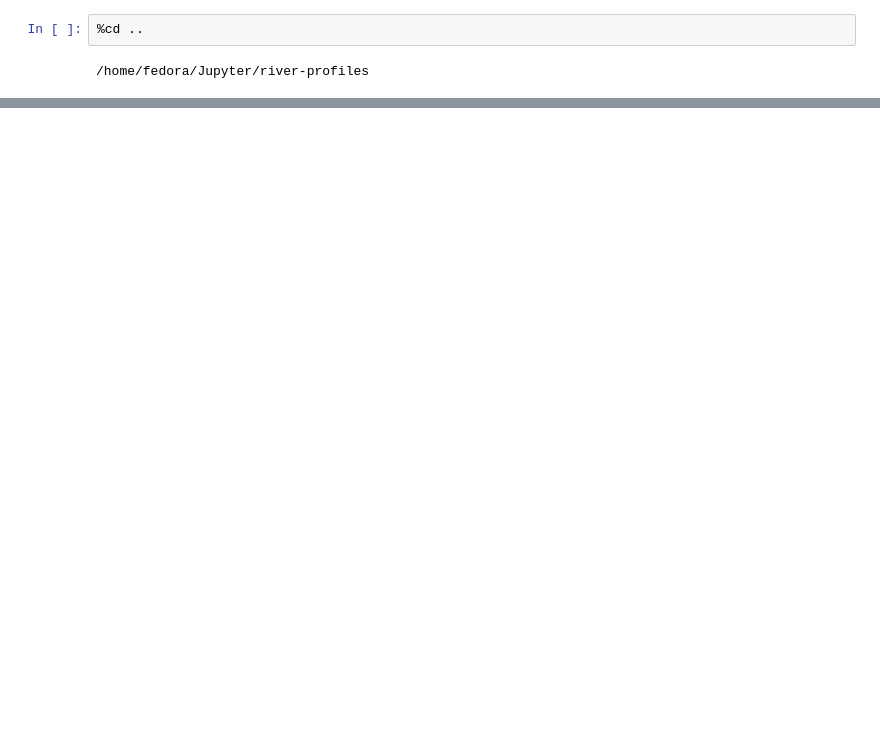
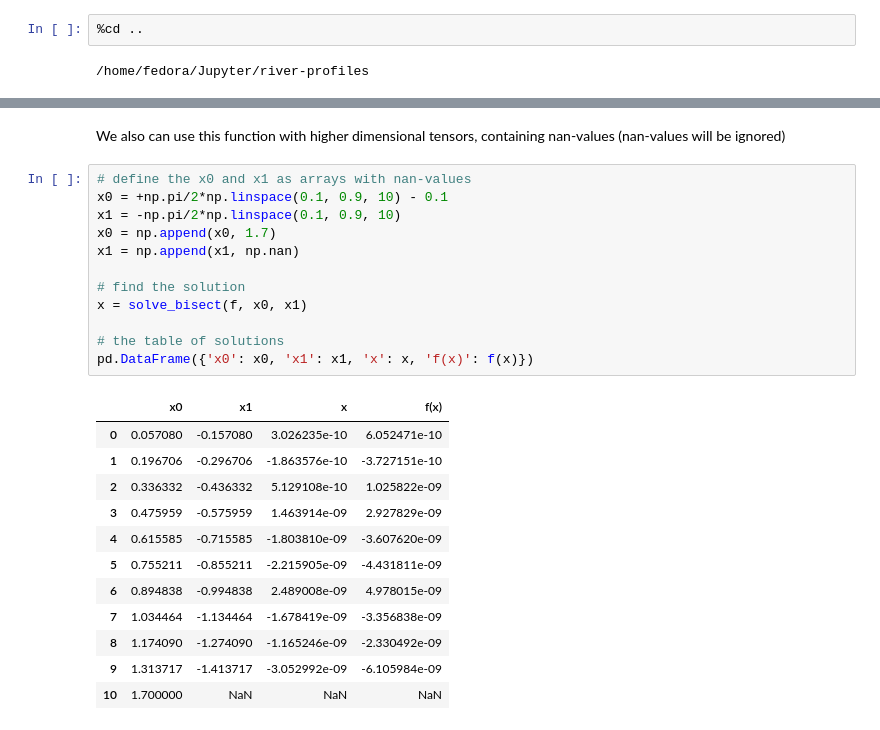
Before and after one commit to zimfv/river-profiles, a Jupyter notebook: notebooks/Check Source.ipynb, the cells around one changed output, grey strips where cells are left out. Drawn from its saved outputs; the diff is of its cells as text; blank space fills up the shorter version.

```diff
--- a/notebooks/Check Source.ipynb
+++ b/notebooks/Check Source.ipynb
@@ -9,0 +165,27 @@ import matplotlib.pyplot as plt
+# %% [markdown]
+We also can use this function with higher dimensional tensors, containing nan-values (nan-values will be ignored)
+# %%
+# define the x0 and x1 as arrays with nan-values
+x0 = +np.pi/2*np.linspace(0.1, 0.9, 10) - 0.1
+x1 = -np.pi/2*np.linspace(0.1, 0.9, 10)
+x0 = np.append(x0, 1.7)
+x1 = np.append(x1, np.nan)
+
+# find the solution
+x = solve_bisect(f, x0, x1)
+
+# the table of solutions
+pd.DataFrame({'x0': x0, 'x1': x1, 'x': x, 'f(x)': f(x)})
+# %% [output]
+|  | x0 | x1 | x | f(x) |
+| 0 | 0.057080 | -0.157080 | 3.026235e-10 | 6.052471e-10 |
+| 1 | 0.196706 | -0.296706 | -1.863576e-10 | -3.727151e-10 |
+| 2 | 0.336332 | -0.436332 | 5.129108e-10 | 1.025822e-09 |
+| 3 | 0.475959 | -0.575959 | 1.463914e-09 | 2.927829e-09 |
+| 4 | 0.615585 | -0.715585 | -1.803810e-09 | -3.607620e-09 |
+| 5 | 0.755211 | -0.855211 | -2.215905e-09 | -4.431811e-09 |
+| 6 | 0.894838 | -0.994838 | 2.489008e-09 | 4.978015e-09 |
+| 7 | 1.034464 | -1.134464 | -1.678419e-09 | -3.356838e-09 |
+| 8 | 1.174090 | -1.274090 | -1.165246e-09 | -2.330492e-09 |
+| 9 | 1.313717 | -1.413717 | -3.052992e-09 | -6.105984e-09 |
+| 10 | 1.700000 | NaN | NaN | NaN |
```
Also changed, not shown: parts of 24 cells of this notebook, 4 other files.
